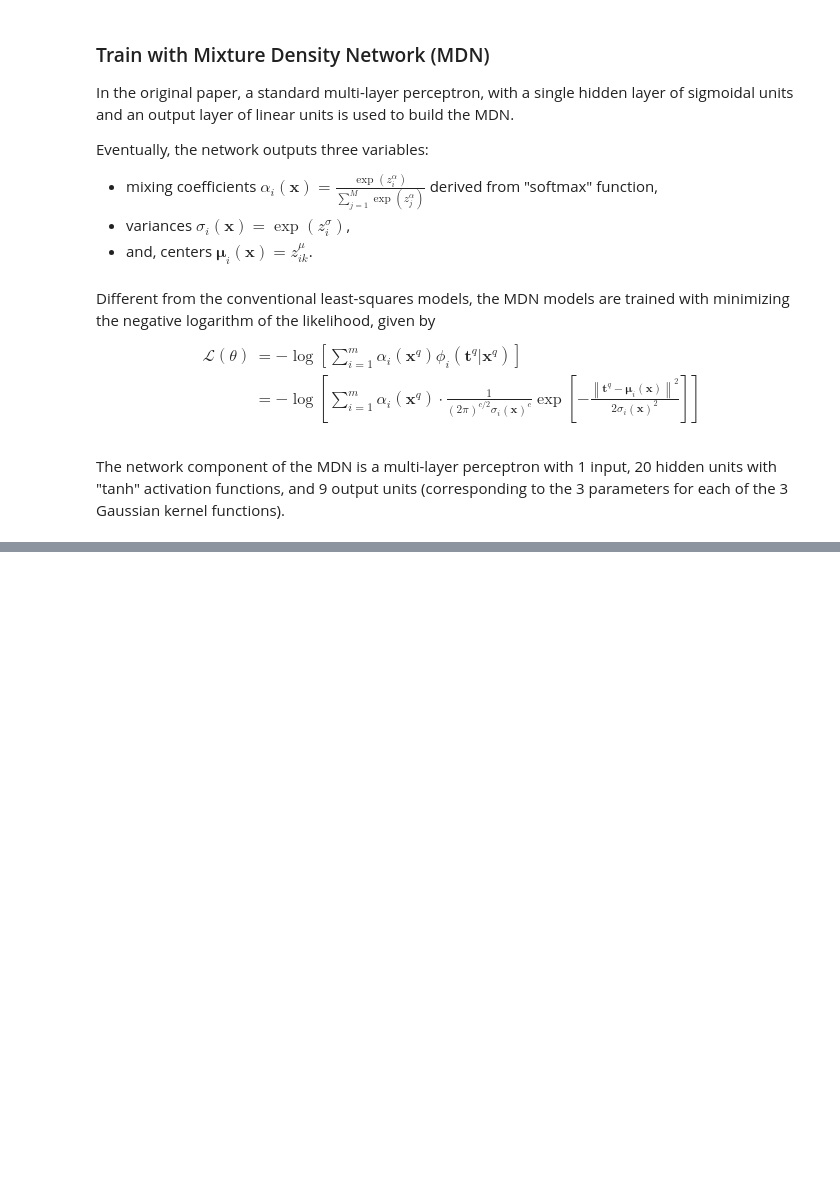
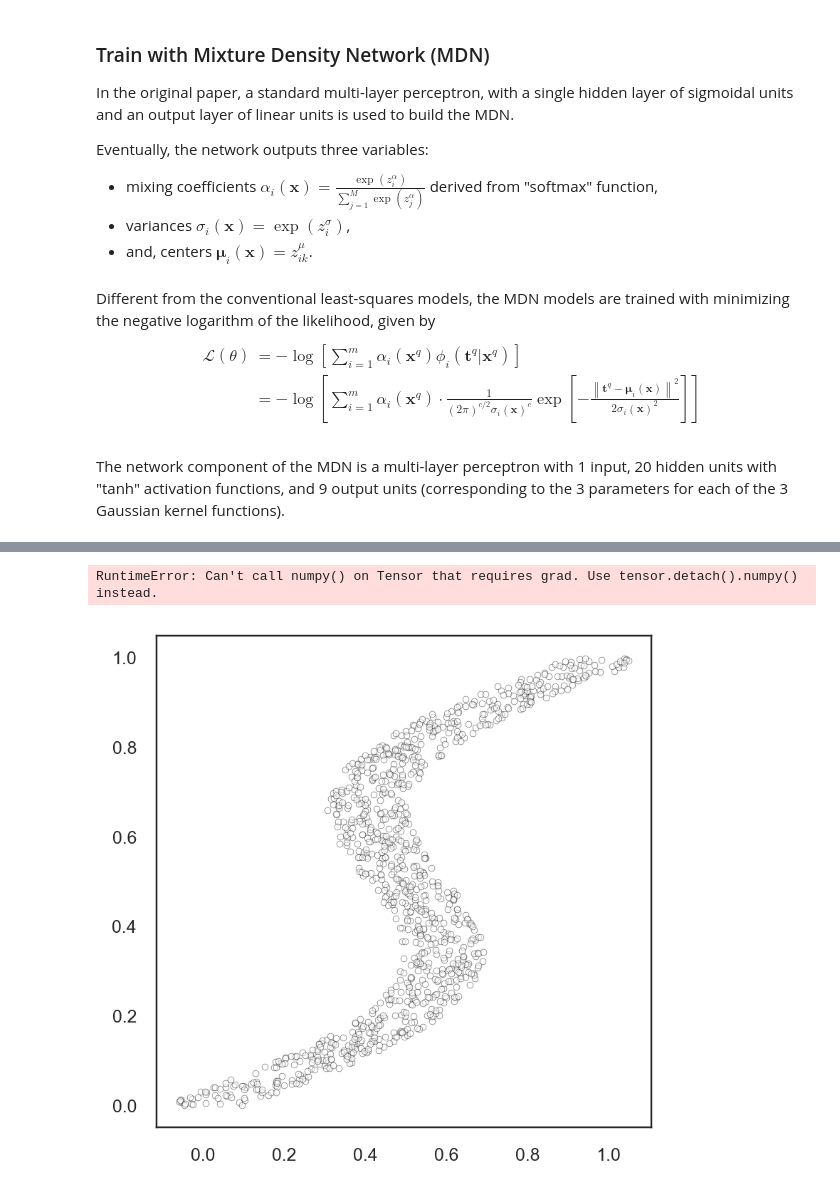
Before and after one commit to ChocolateDave/ml-notebook, a Jupyter notebook: mixture_model/mixture_density_network.ipynb, the cells around one changed output, grey strips where cells are left out. Cells and saved outputs as stored; diff of their text form; code cells hidden in the pictures; blank space fills up the shorter version.

```diff
--- a/mixture_model/mixture_density_network.ipynb
+++ b/mixture_model/mixture_density_network.ipynb
@@ -342,0 +386,16 @@ The network component of the MDN is a multi-layer perceptron with 1 input, 20 hi
+# %%
+fig, ax = plt.subplots(1, 1, figsize=(4, 4), dpi=224)
+ax.scatter(y_data, x_data, zorder=10, alpha=0.5, label='Data Point',
+           marker='.', linewidth=0.25, ec='k', fc='w')
+if mean.ndim == 3:
+    mean = mean.squeeze(-1)
+if var.ndim == 3:
+    var = var.squeeze(-1)
+for mean_k, var_k in zip(
+    mean.detach().cpu().numpy().T, var.detach().cpu().numpy().T
+):
+    ax.plot(mean_k, x_test_data)
+    # ax.fill_between()
+# %% [output]
+RuntimeError: Can't call numpy() on Tensor that requires grad. Use tensor.detach().numpy() instead.
+[figure, added]
```
Also changed, not shown: parts of 4 cells of this notebook.
